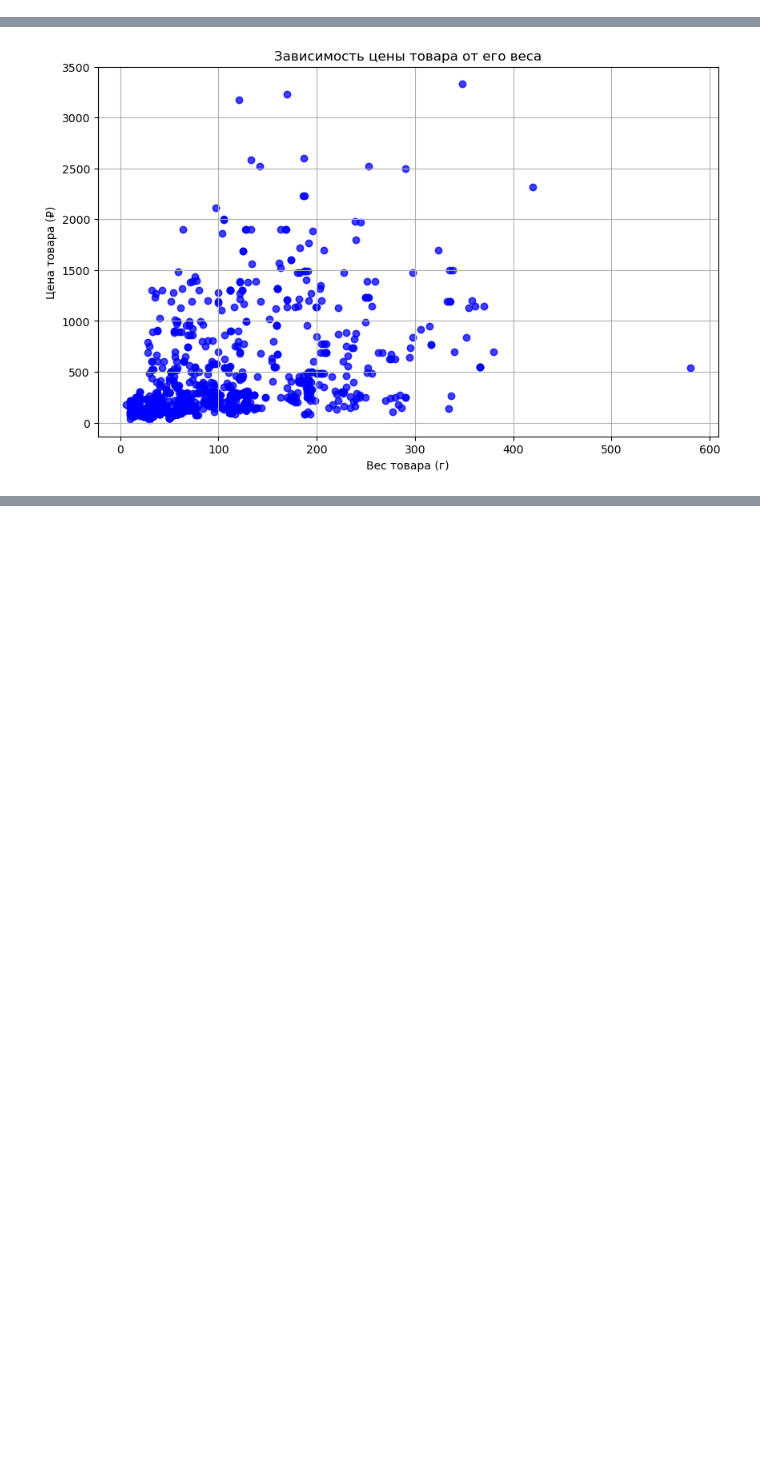
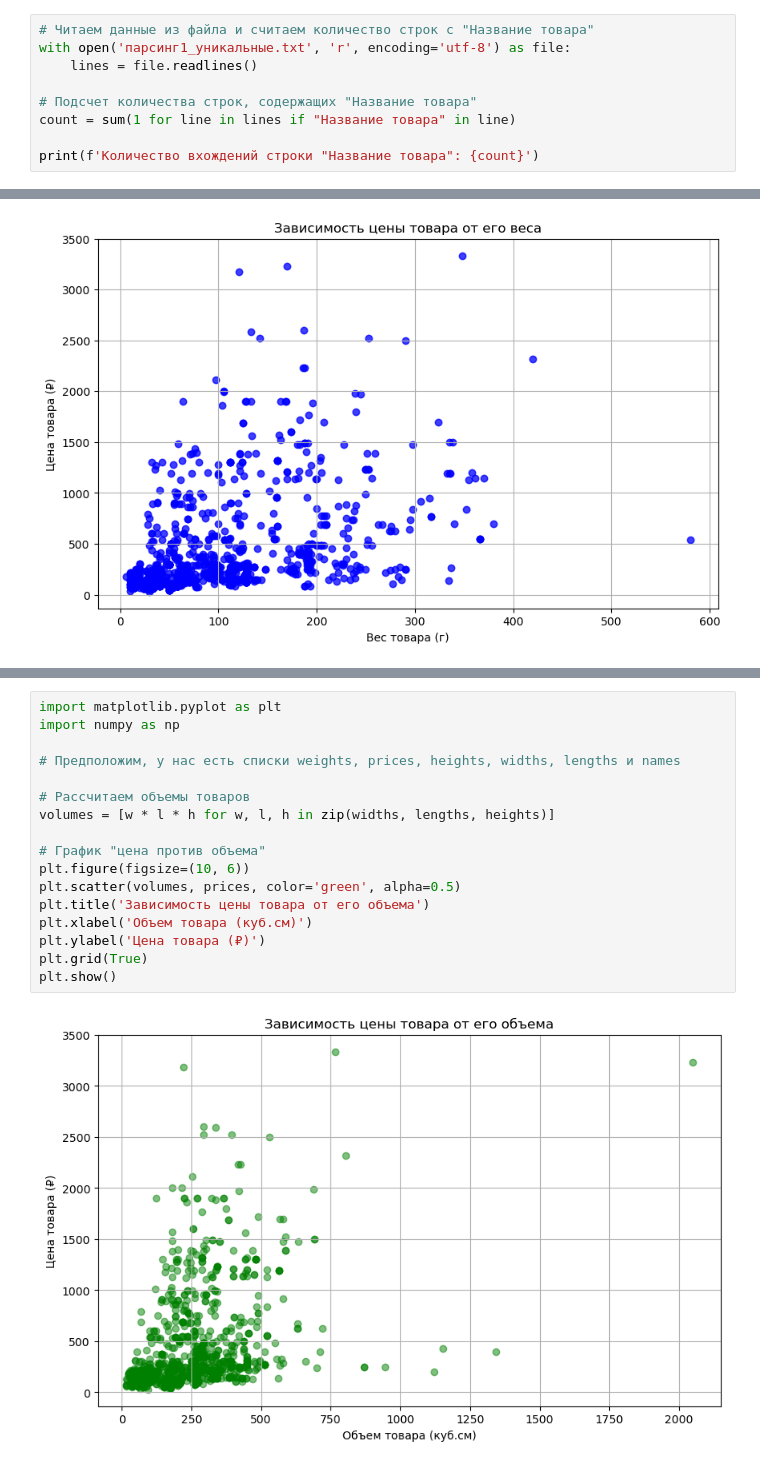
Before and after one commit to marita-mint/ulybka-radugi-project, a Jupyter notebook: new.ipynb, the cells around one changed output, grey strips where cells are left out. Drawn from its saved outputs; the diff is of its cells as text; blank space fills up the shorter version.

```diff
--- a/new.ipynb
+++ b/new.ipynb
@@ -215,0 +228,9 @@ if __name__ == "__main__":
+# %%
+# Читаем данные из файла и считаем количество строк с "Название товара"
+with open('парсинг1_уникальные.txt', 'r', encoding='utf-8') as file:
+    lines = file.readlines()
+
+# Подсчет количества строк, содержащих "Название товара"
+count = sum(1 for line in lines if "Название товара" in line)
+
+print(f'Количество вхождений строки "Название товара": {count}')
@@ -271,0 +361,19 @@ plt.show()
+# %%
+import matplotlib.pyplot as plt
+import numpy as np
+
+# Предположим, у нас есть списки weights, prices, heights, widths, lengths и names
+
+# Рассчитаем объемы товаров
+volumes = [w * l * h for w, l, h in zip(widths, lengths, heights)]
+
+# График "цена против объема"
+plt.figure(figsize=(10, 6))
+plt.scatter(volumes, prices, color='green', alpha=0.5)
+plt.title('Зависимость цены товара от его объема')
+plt.xlabel('Объем товара (куб.см)')
+plt.ylabel('Цена товара (₽)')
+plt.grid(True)
+plt.show()
+# %% [output]
+[figure, added]
```
Also changed, not shown: parts of 12 cells of this notebook.
